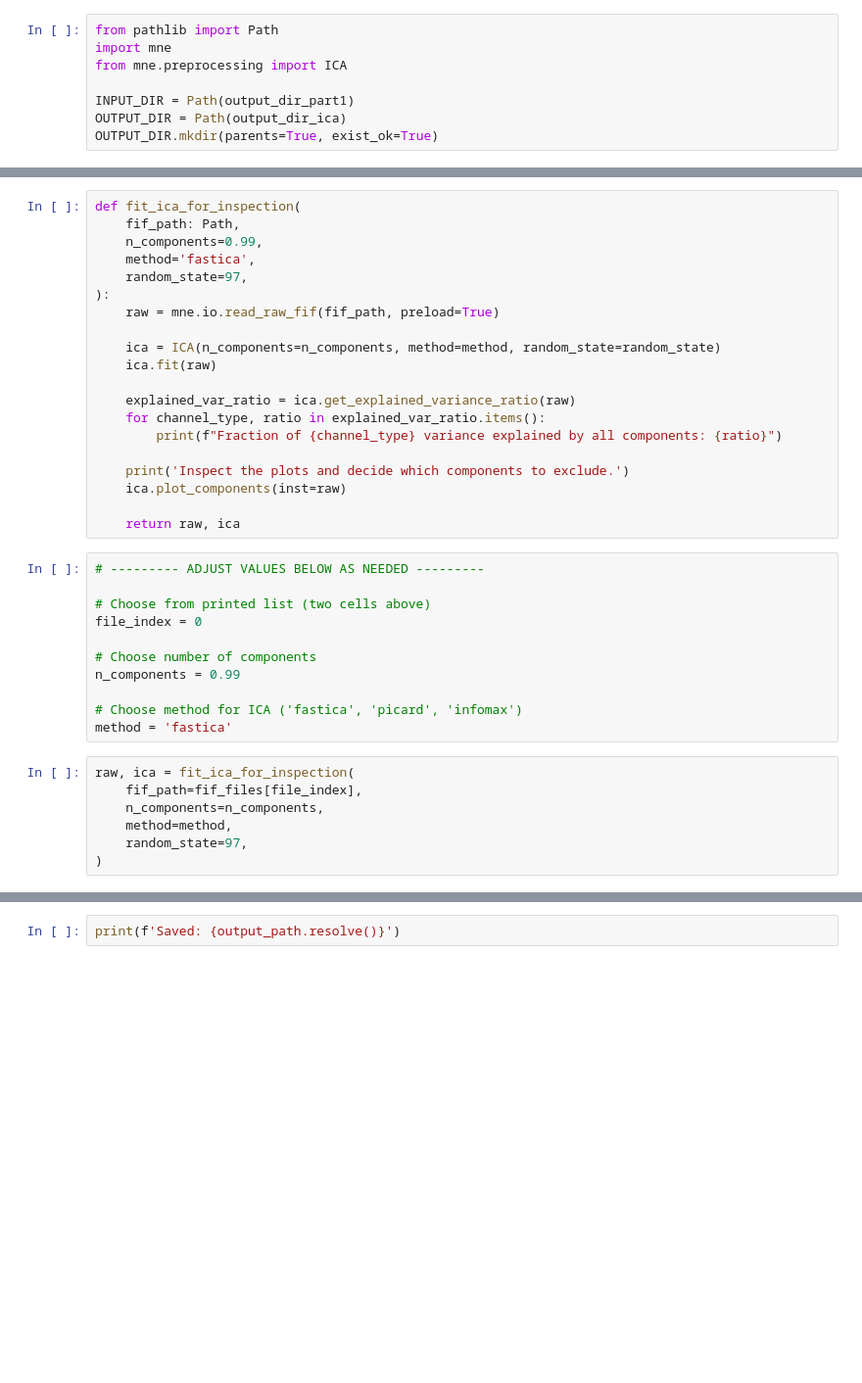
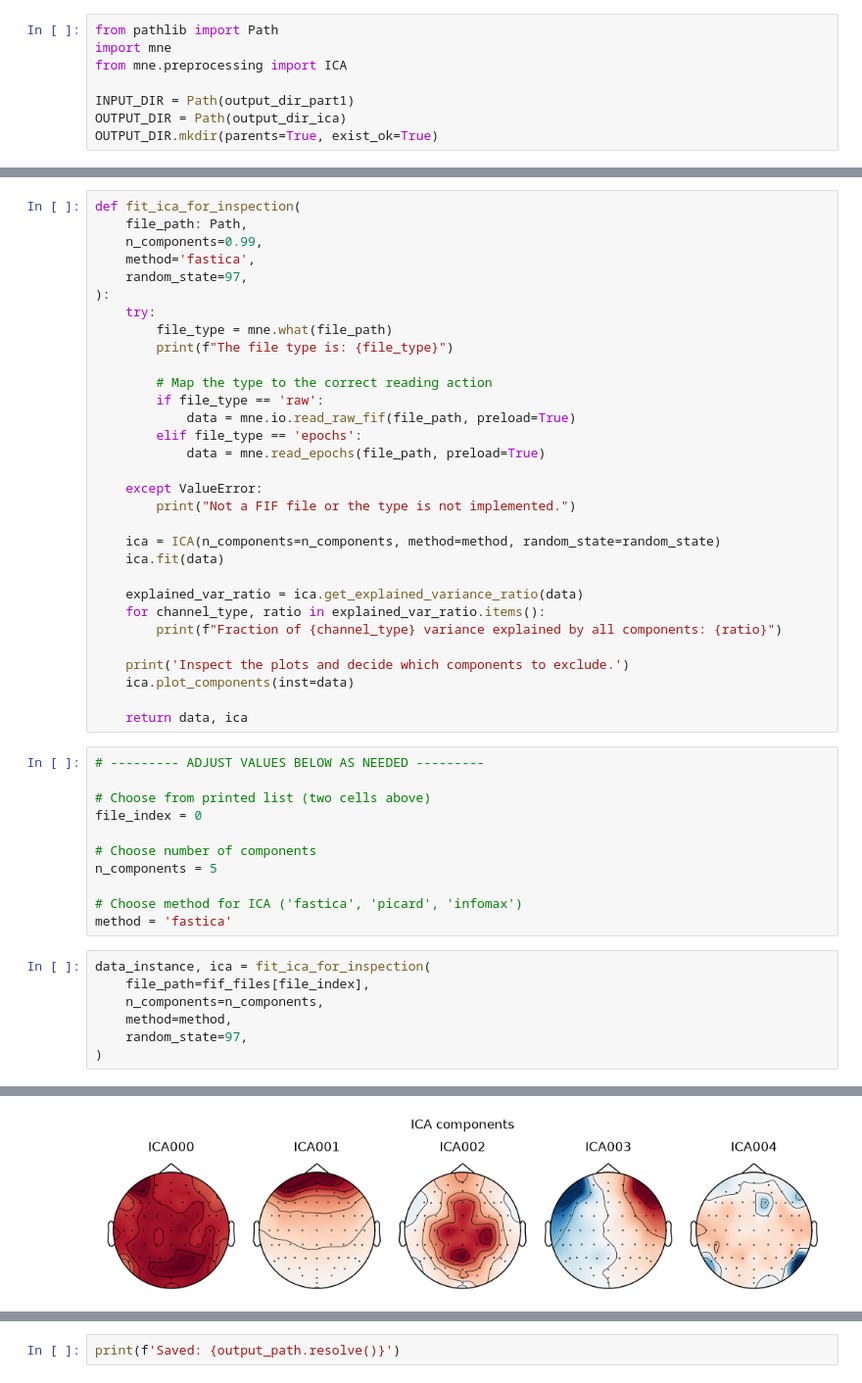
Before and after one commit to CentreForDigitalHumanities/BioPAP, a Jupyter notebook: examples/ica_example.ipynb, the cells around one changed output, grey strips where cells are left out. Shown at 98% size. Saved outputs shown, nothing was run; the diff lists cells and outputs as text; blank space fills up the shorter version.

```diff
--- a/examples/ica_example.ipynb
+++ b/examples/ica_example.ipynb
@@ -51,23 +54,34 @@ for i, f in enumerate(fif_files):
 # %%
 def fit_ica_for_inspection(
-    fif_path: Path,
+    file_path: Path,
     n_components=0.99,
     method='fastica',
     random_state=97,
 ):
-    raw = mne.io.read_raw_fif(fif_path, preload=True)
+    try:
+        file_type = mne.what(file_path)
+        print(f"The file type is: {file_type}")
+
+        # Map the type to the correct reading action
+        if file_type == 'raw':
+            data = mne.io.read_raw_fif(file_path, preload=True)
+        elif file_type == 'epochs':
+            data = mne.read_epochs(file_path, preload=True)
+
+    except ValueError:
+        print("Not a FIF file or the type is not implemented.")
 
     ica = ICA(n_components=n_components, method=method, random_state=random_state)
-    ica.fit(raw)
+    ica.fit(data)
 
-    explained_var_ratio = ica.get_explained_variance_ratio(raw)
+    explained_var_ratio = ica.get_explained_variance_ratio(data)
     for channel_type, ratio in explained_var_ratio.items():
         print(f"Fraction of {channel_type} variance explained by all components: {ratio}")
 
     print('Inspect the plots and decide which components to exclude.')
-    ica.plot_components(inst=raw)
+    ica.plot_components(inst=data)
 
-    return raw, ica
+    return data, ica
 # %%
 # --------- ADJUST VALUES BELOW AS NEEDED ---------
 
@@ -75,14 +89,15 @@ def fit_ica_for_inspection(
 file_index = 0
 
 # Choose number of components
-n_components = 0.99
+n_components = 5
 
 # Choose method for ICA ('fastica', 'picard', 'infomax')
 method = 'fastica'
 # %%
-raw, ica = fit_ica_for_inspection(
-    fif_path=fif_files[file_index],
+data_instance, ica = fit_ica_for_inspection(
+    file_path=fif_files[file_index],
     n_components=n_components,
     method=method,
     random_state=97,
 )
+# %% [output]
@@ -89,3 +114,4 @@ raw, ica = fit_ica_for_inspection(
+[figure, added]
 # %%
 # --------- ADJUST VALUES BELOW AS NEEDED ---------
 
```
Also changed, not shown: parts of 7 cells of this notebook.
